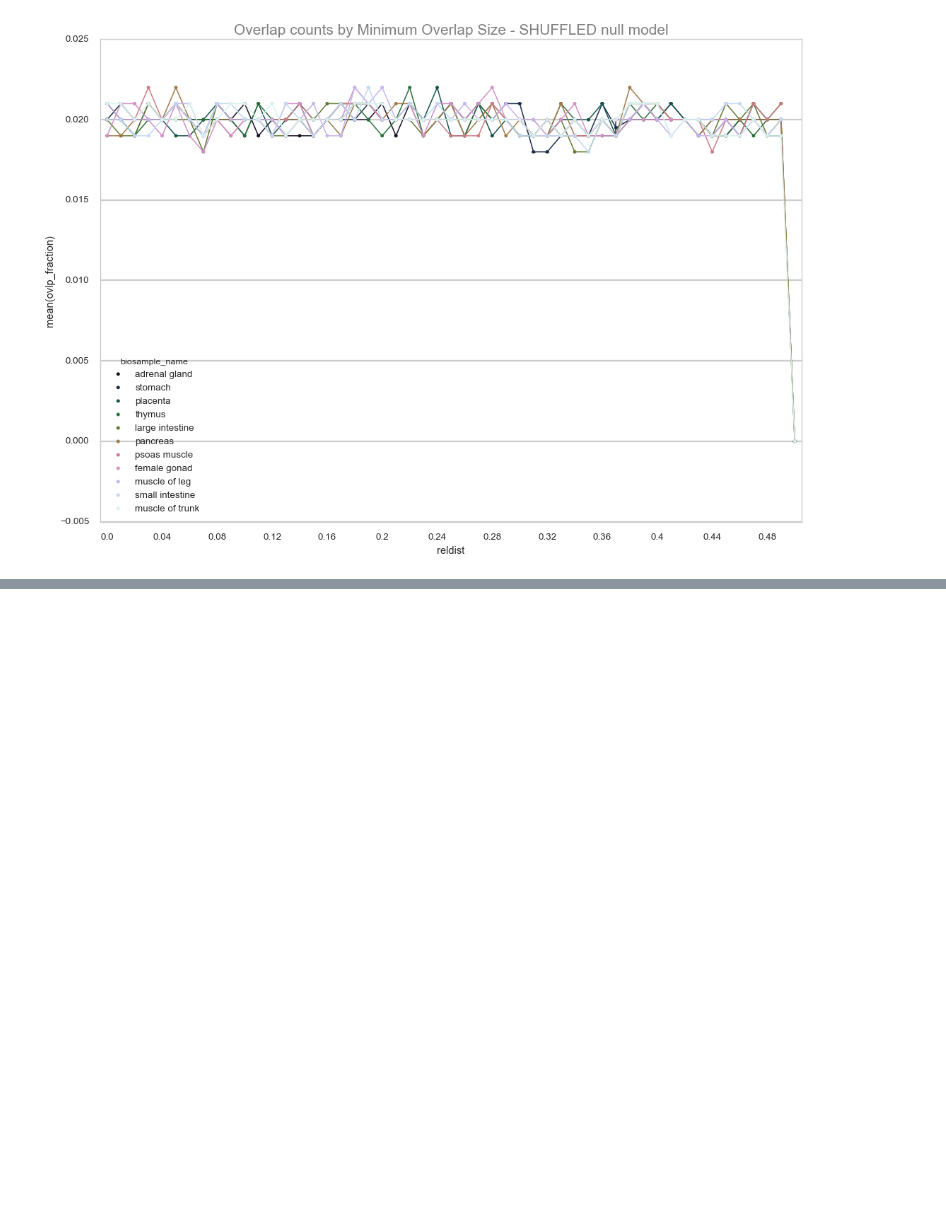
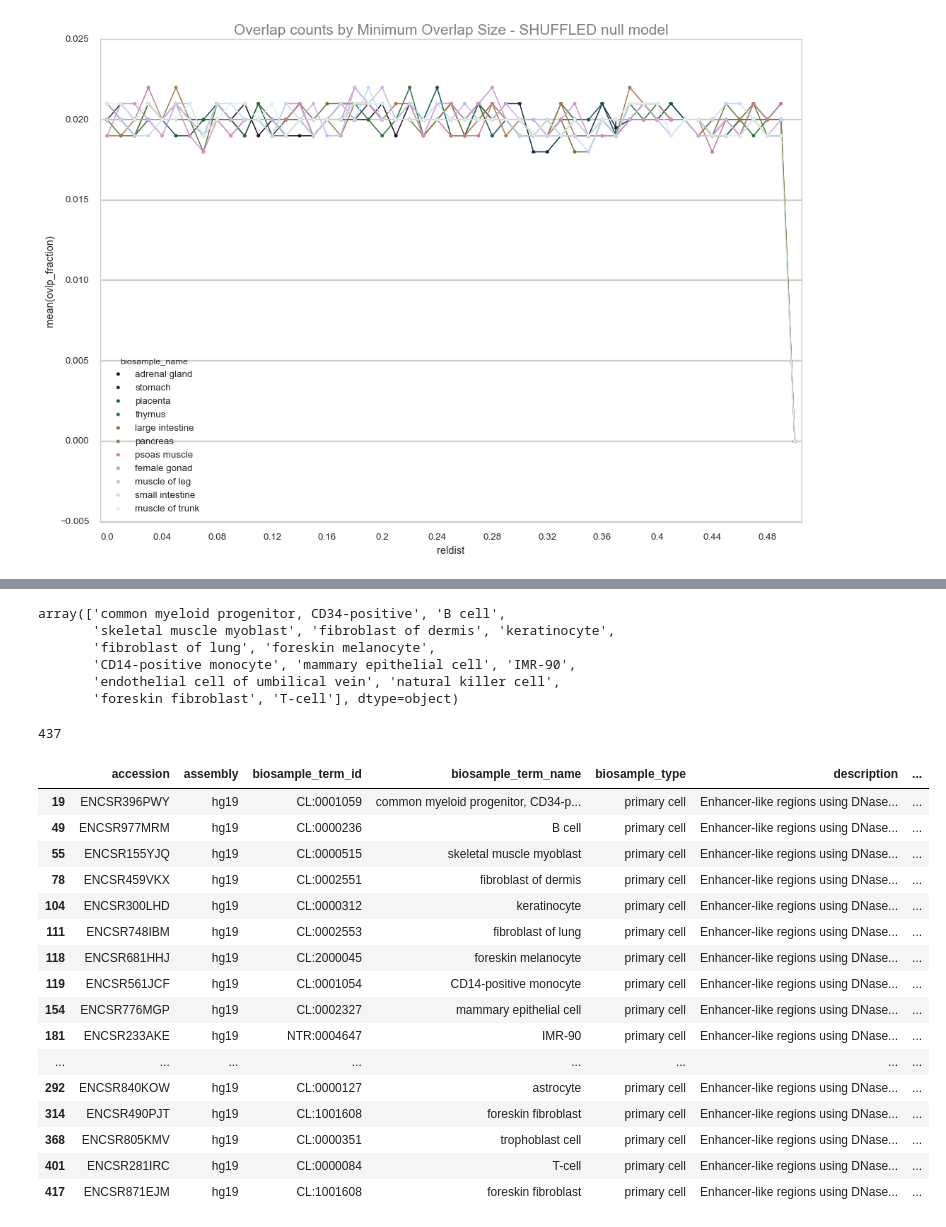
Before and after one commit to mvanzetti/thesis, a Jupyter notebook: notebooks/Null Model.ipynb, the cells around one changed output, grey strips where cells are left out. Cells and saved outputs as stored; diff of their text form; code cells hidden in the pictures; blank space fills up the shorter version.

```diff
--- a/notebooks/Null Model.ipynb
+++ b/notebooks/Null Model.ipynb
@@ -1097,0 +1131,9 @@ for ind, label in enumerate(g.get_xticklabels()):
+# %%
+df['biosample_name'].unique()
+# %% [output]
+array(['common myeloid progenitor, CD34-positive', 'B cell',
+       'skeletal muscle myoblast', 'fibroblast of dermis', 'keratinocyte',
+       'fibroblast of lung', 'foreskin melanocyte',
+       'CD14-positive monocyte', 'mammary epithelial cell', 'IMR-90',
+       'endothelial cell of umbilical vein', 'natural killer cell',
+       'foreskin fibroblast', 'T-cell'], dtype=object)
@@ -1097,0 +1142,27 @@ for ind, label in enumerate(g.get_xticklabels()):
+# %%
+store = pd.HDFStore('../storage/encode_staging.hdf')
+meta = store.get('encode_metadata')
+# %%
+len(meta)
+# %% [output]
+437
+# %%
+meta.query('assembly=="hg19"').query('method=="DNase_H3K27ac"').query('biosample_type=="primary cell"')
+# %% [output]
+|  | accession | assembly | biosample_term_id | biosample_term_name | biosample_type | description | ... |
+| 19 | ENCSR396PWY | hg19 | CL:0001059 | common myeloid progenitor, CD34-p... | primary cell | Enhancer-like regions using DNase... | ... |
+| 49 | ENCSR977MRM | hg19 | CL:0000236 | B cell | primary cell | Enhancer-like regions using DNase... | ... |
+| 55 | ENCSR155YJQ | hg19 | CL:0000515 | skeletal muscle myoblast | primary cell | Enhancer-like regions using DNase... | ... |
+| 78 | ENCSR459VKX | hg19 | CL:0002551 | fibroblast of dermis | primary cell | Enhancer-like regions using DNase... | ... |
+| 104 | ENCSR300LHD | hg19 | CL:0000312 | keratinocyte | primary cell | Enhancer-like regions using DNase... | ... |
+| 111 | ENCSR748IBM | hg19 | CL:0002553 | fibroblast of lung | primary cell | Enhancer-like regions using DNase... | ... |
+| 118 | ENCSR681HHJ | hg19 | CL:2000045 | foreskin melanocyte | primary cell | Enhancer-like regions using DNase... | ... |
+| 119 | ENCSR561JCF | hg19 | CL:0001054 | CD14-positive monocyte | primary cell | Enhancer-like regions using DNase... | ... |
+| 154 | ENCSR776MGP | hg19 | CL:0002327 | mammary epithelial cell | primary cell | Enhancer-like regions using DNase... | ... |
+| 181 | ENCSR233AKE | hg19 | NTR:0004647 | IMR-90 | primary cell | Enhancer-like regions using DNase... | ... |
+| ... | ... | ... | ... | ... | ... | ... | ... |
+| 292 | ENCSR840KOW | hg19 | CL:0000127 | astrocyte | primary cell | Enhancer-like regions using DNase... | ... |
+| 314 | ENCSR490PJT | hg19 | CL:1001608 | foreskin fibroblast | primary cell | Enhancer-like regions using DNase... | ... |
+| 368 | ENCSR805KMV | hg19 | CL:0000351 | trophoblast cell | primary cell | Enhancer-like regions using DNase... | ... |
+| 401 | ENCSR281IRC | hg19 | CL:0000084 | T-cell | primary cell | Enhancer-like regions using DNase... | ... |
+| 417 | ENCSR871EJM | hg19 | CL:1001608 | foreskin fibroblast | primary cell | Enhancer-like regions using DNase... | ... |
```
Also changed, not shown: parts of 6 cells of this notebook, 6 other files.
